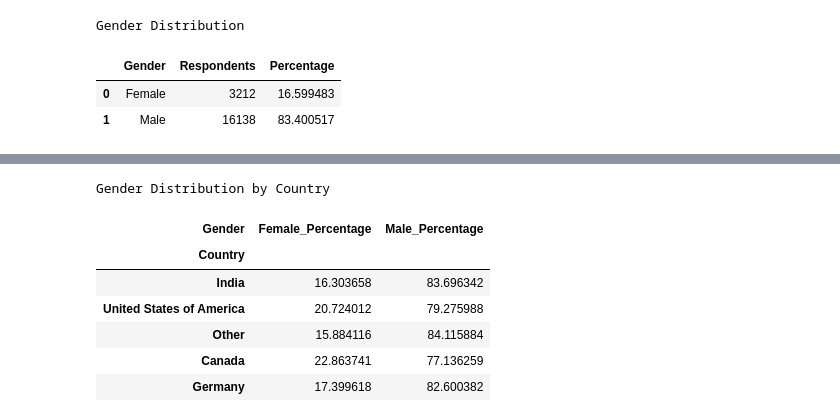
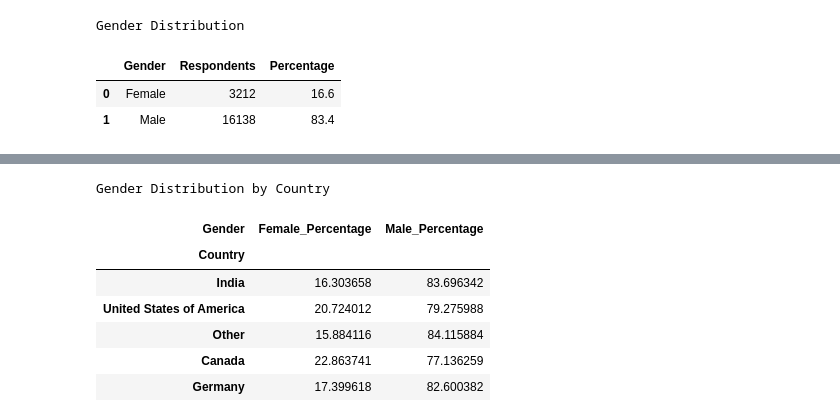
Before and after one commit to CCT-Dublin/capstone-project-feb-2024-ft-YumikoBejarano, a Jupyter notebook: CA 1 – Capstone Project Proposal.ipynb, the cells around one changed output, grey strips where cells are left out. Cells and saved outputs as stored; diff of their text form; code cells hidden in the pictures.

```diff
--- a/CA 1 – Capstone Project Proposal.ipynb
+++ b/CA 1 – Capstone Project Proposal.ipynb
@@ -29,16 +32,17 @@ gender_distr = genders[(genders['Gender'] == 'Female') | (genders['Gender'] == '
 # %%
 # Gender Distribution
 # Calcular el total de encuestados
 total_respondents = gender_distr['Respondents'].sum()
 
 # Calcular el porcentaje de encuestados de cada género
 gender_distr['Percentage'] = (gender_distr['Respondents'] / total_respondents) * 100
+gender_distr['Percentage'] = round(gender_distr['Percentage'], 2)
 
 # Imprimir los resultados
 print("Gender Distribution")
 gender_distr
 # %% [output]
 Gender Distribution
 |  | Gender | Respondents | Percentage |
-| 0 | Female | 3212 | 16.599483 |
-| 1 | Male | 16138 | 83.400517 |
+| 0 | Female | 3212 | 16.6 |
+| 1 | Male | 16138 | 83.4 |
```
Also changed, not shown: parts of 8 cells of this notebook.
